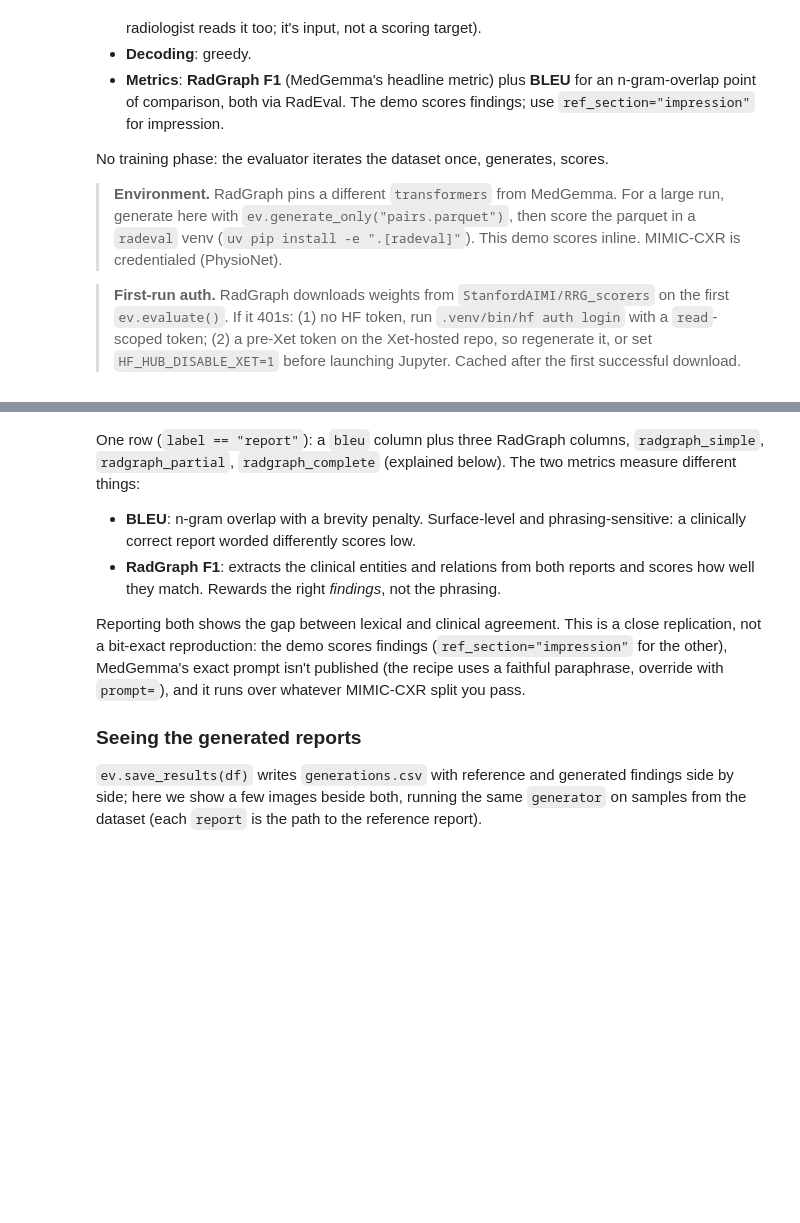
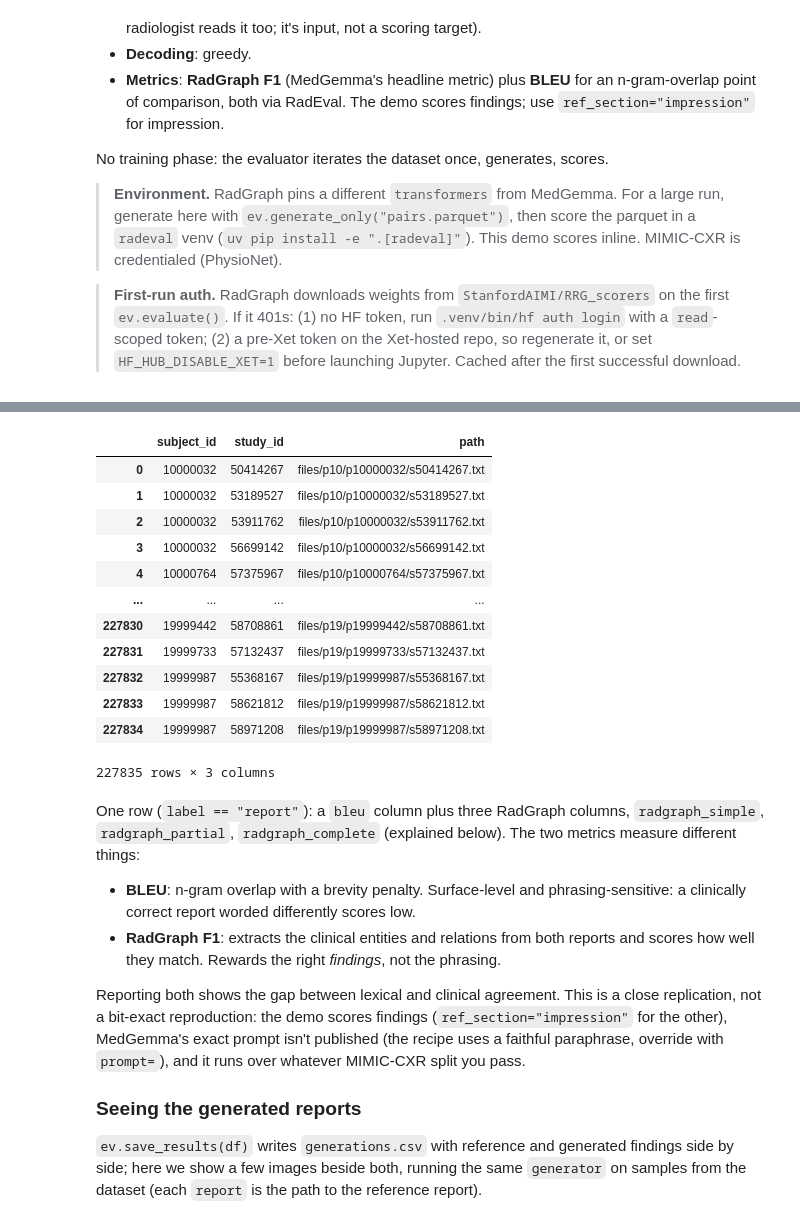
Before and after one commit to f10409/RadHarmony, a Jupyter notebook: datathon26/radharmony_hands_on_evaluation.ipynb, the cells around one changed output, grey strips where cells are left out. Cells and saved outputs as stored; diff of their text form; code cells hidden in the pictures; blank space fills up the shorter version.

```diff
--- a/datathon26/radharmony_hands_on_evaluation.ipynb
+++ b/datathon26/radharmony_hands_on_evaluation.ipynb
@@ -500,3 +551,21 @@ KeyboardInterrupt:
+# %%
+import pandas as pd
+
+pd.read_csv("/mnt/NAS4/datasets/external/MIMIC-CXR-V2-AWS/cxr-study-list.csv.gz")
+# %% [output]
+|  | subject_id | study_id | path |
+| 0 | 10000032 | 50414267 | files/p10/p10000032/s50414267.txt |
+| 1 | 10000032 | 53189527 | files/p10/p10000032/s53189527.txt |
+| 2 | 10000032 | 53911762 | files/p10/p10000032/s53911762.txt |
+| 3 | 10000032 | 56699142 | files/p10/p10000032/s56699142.txt |
+| 4 | 10000764 | 57375967 | files/p10/p10000764/s57375967.txt |
+| ... | ... | ... | ... |
+| 227830 | 19999442 | 58708861 | files/p19/p19999442/s58708861.txt |
+| 227831 | 19999733 | 57132437 | files/p19/p19999733/s57132437.txt |
+| 227832 | 19999987 | 55368167 | files/p19/p19999987/s55368167.txt |
+| 227833 | 19999987 | 58621812 | files/p19/p19999987/s58621812.txt |
+| 227834 | 19999987 | 58971208 | files/p19/p19999987/s58971208.txt |
+227835 rows × 3 columns
 # %% [markdown]
 One row (`label == "report"`): a `bleu` column plus three RadGraph columns,
 `radgraph_simple`, `radgraph_partial`, `radgraph_complete` (explained below). The two
```
Also changed, not shown: parts of 5 cells of this notebook, 6 other files.
